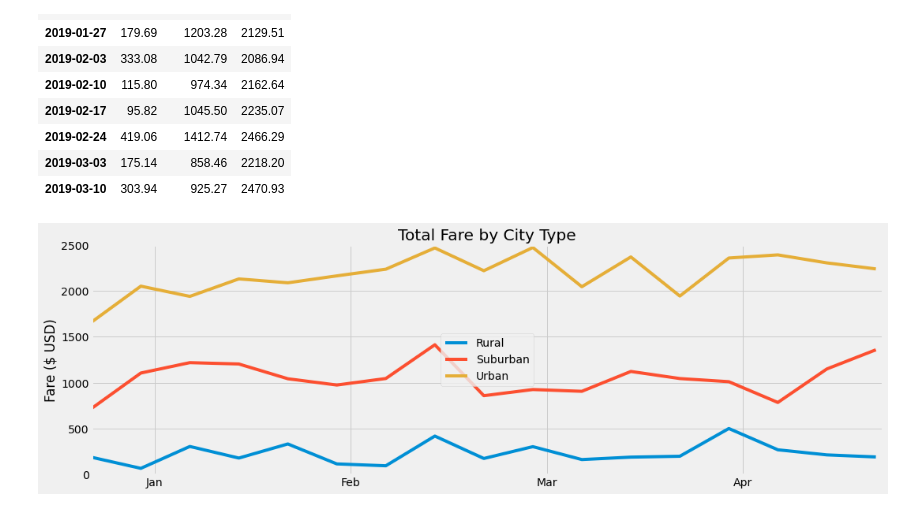
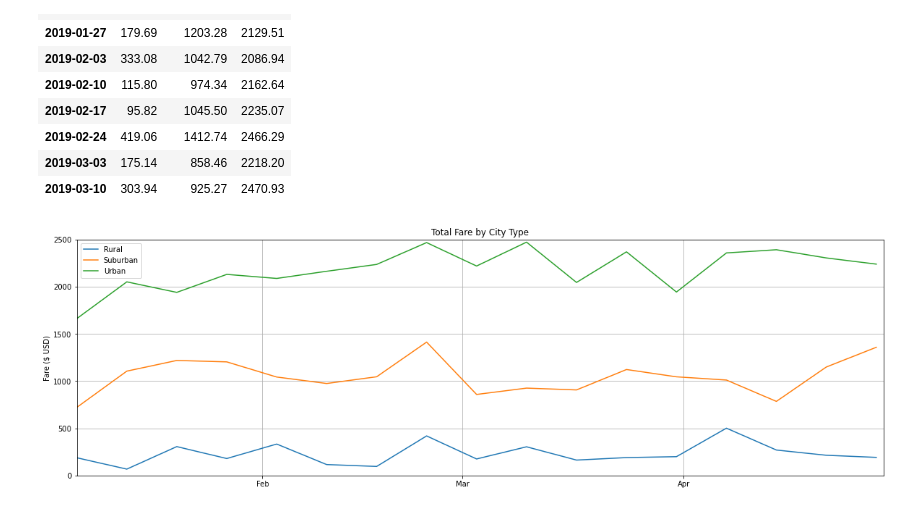
Before and after one commit to brand0nM/PyBer-Analysis, a Jupyter notebook: PyBer_Challenge.ipynb, the cells around one changed output. Saved outputs shown, nothing was run; the diff lists cells and outputs as text; code cells hidden in the pictures.

Commit message:
Challenge Push

```diff
--- a/PyBer_Challenge.ipynb
+++ b/PyBer_Challenge.ipynb
@@ -201,31 +201,27 @@ resampled_df.head(10)
 | 2019-03-03 | 175.14 | 858.46 | 2218.20 |
 | 2019-03-10 | 303.94 | 925.27 | 2470.93 |
 # %%
-# Using the object-oriented interface method, plot the resample DataFrame using the df.plot() function.
-
-# Import the style from Matplotlib
-from matplotlib import style
-from matplotlib.dates import DateFormatter
+# Import packages
+import matplotlib.dates as mdates
 import datetime
 
 # Create the plot.
-fig, ax = plt.subplots(figsize=(16,5))
+fig, ax = plt.subplots(figsize=(20,6))
 ax.plot(resampled_df.index, resampled_df["Rural"])
 ax.plot(resampled_df.index, resampled_df["Suburban"])
 ax.plot(resampled_df.index, resampled_df["Urban"])
 
 # Style
-style.use('fivethirtyeight')
 plt.ylabel("Fare ($ USD)")
 plt.title("Total Fare by City Type")
 plt.xlim([datetime.date(2019, 1, 6), datetime.date(2019, 4, 29)])
 plt.ylim(0, 2500)
 plt.grid(True)
 plt.legend(resampled_df.columns)
-date_form = DateFormatter("%b")
-ax.xaxis.set_major_formatter(date_form)
-ax.xaxis.set_major_locator(mdates.WeekdayLocator(interval=4))
+ax.xaxis.set_major_formatter(mdates.DateFormatter("%b"))
+ax.xaxis.set_major_locator(mdates.MonthLocator())
+plt.savefig("Challenge_fare_summary.png")
 
 plt.show()
 # %% [output]
-[figure, old version]
+[figure, new version]
```
Also changed, not shown: parts of 1 cell of this notebook, 1 other file.
